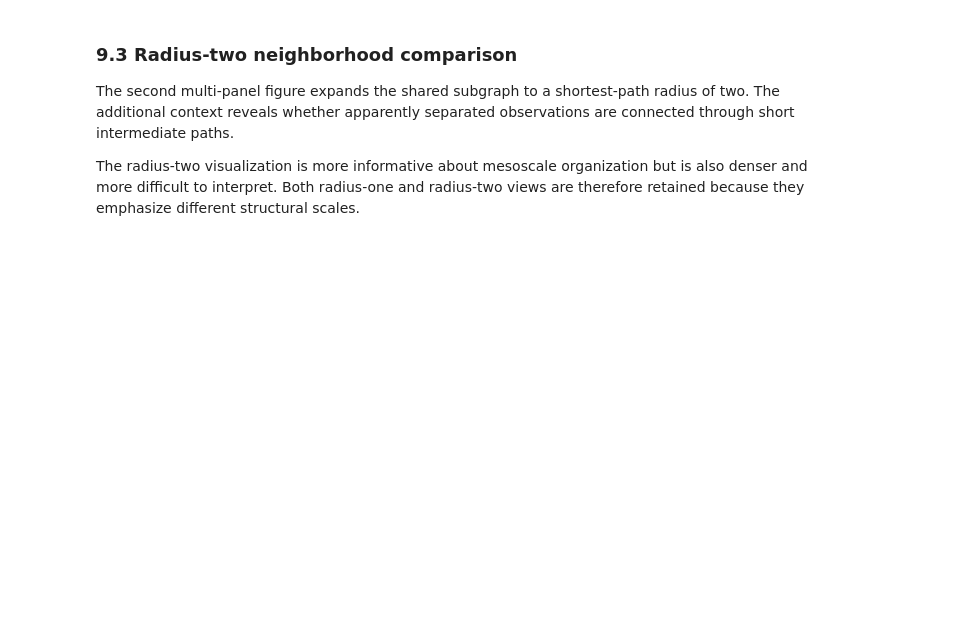
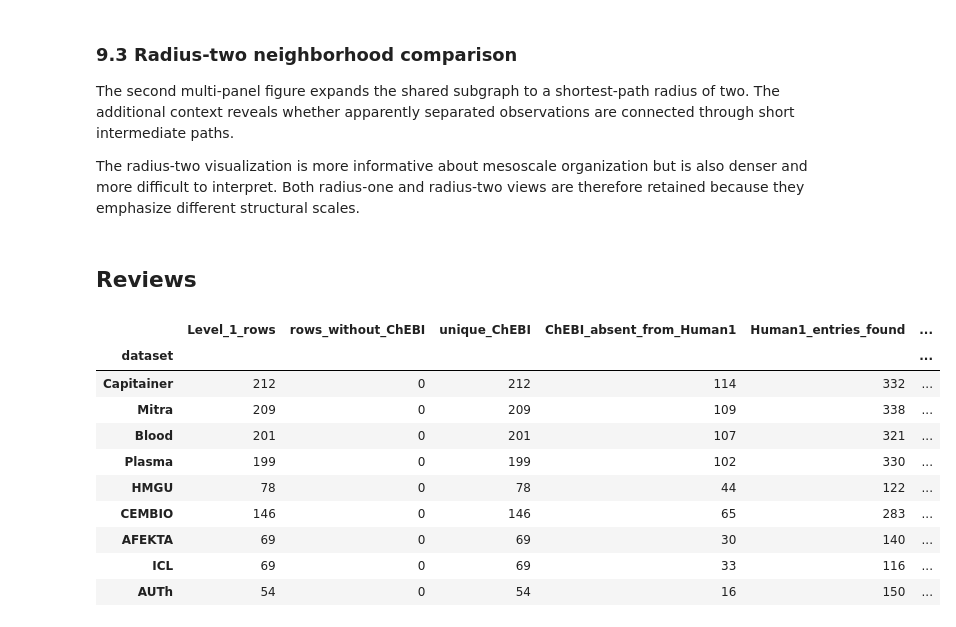
Before and after one commit to SamSaladino/Effective-Topological-Coverage-ETC, a Jupyter notebook: notebooks/02_Daniel_compilation.ipynb, the cells around one changed output. Cells and saved outputs as stored; diff of their text form; code cells hidden in the pictures; blank space fills up the shorter version.

Commit message:
update: Estelle and review

```diff
--- a/notebooks/02_Daniel_compilation.ipynb
+++ b/notebooks/02_Daniel_compilation.ipynb
@@ -1151,3 +1191,42 @@ g_labs, lab_nodes, pos = plot_each_lab_on_same_subgraph(
     ncols=3,
     figsize=(18, 12),
 )
+# %% [markdown]
+## Reviews
+# %%
+model_chebis = set(df_human1["chebi_int"].dropna().astype(int))
+graph_ids = set(graph)
+audit_rows = []
+
+for name, table in {**devices, **labs}.items():
+    chebis = set(table["CHEBI_number"].dropna().astype(int))
+    human1_ids = set(
+        df_human1.index[df_human1["chebi_int"].isin(chebis)]
+    )
+
+    audit_rows.append({
+        "dataset": name,
+        "Level_1_rows": len(table),
+        "rows_without_ChEBI": table["CHEBI_number"].isna().sum(),
+        "unique_ChEBI": len(chebis),
+        "ChEBI_absent_from_Human1": len(chebis - model_chebis),
+        "Human1_entries_found": len(human1_ids),
+        "Human1_entries_absent_from_analysis_graph":
+            len(human1_ids - graph_ids),
+        "nodes_scored": len(human1_ids & graph_ids),
+    })
+
+mapping_audit = pd.DataFrame(audit_rows).set_index("dataset")
+display(mapping_audit)
+# %% [output]
+|  | Level_1_rows | rows_without_ChEBI | unique_ChEBI | ChEBI_absent_from_Human1 | Human1_entries_found | ... |
+| dataset |  |  |  |  |  | ... |
+| Capitainer | 212 | 0 | 212 | 114 | 332 | ... |
+| Mitra | 209 | 0 | 209 | 109 | 338 | ... |
+| Blood | 201 | 0 | 201 | 107 | 321 | ... |
+| Plasma | 199 | 0 | 199 | 102 | 330 | ... |
+| HMGU | 78 | 0 | 78 | 44 | 122 | ... |
+| CEMBIO | 146 | 0 | 146 | 65 | 283 | ... |
+| AFEKTA | 69 | 0 | 69 | 30 | 140 | ... |
+| ICL | 69 | 0 | 69 | 33 | 116 | ... |
+| AUTh | 54 | 0 | 54 | 16 | 150 | ... |
```
Also changed, not shown: parts of 2 cells of this notebook, 1 other file.
